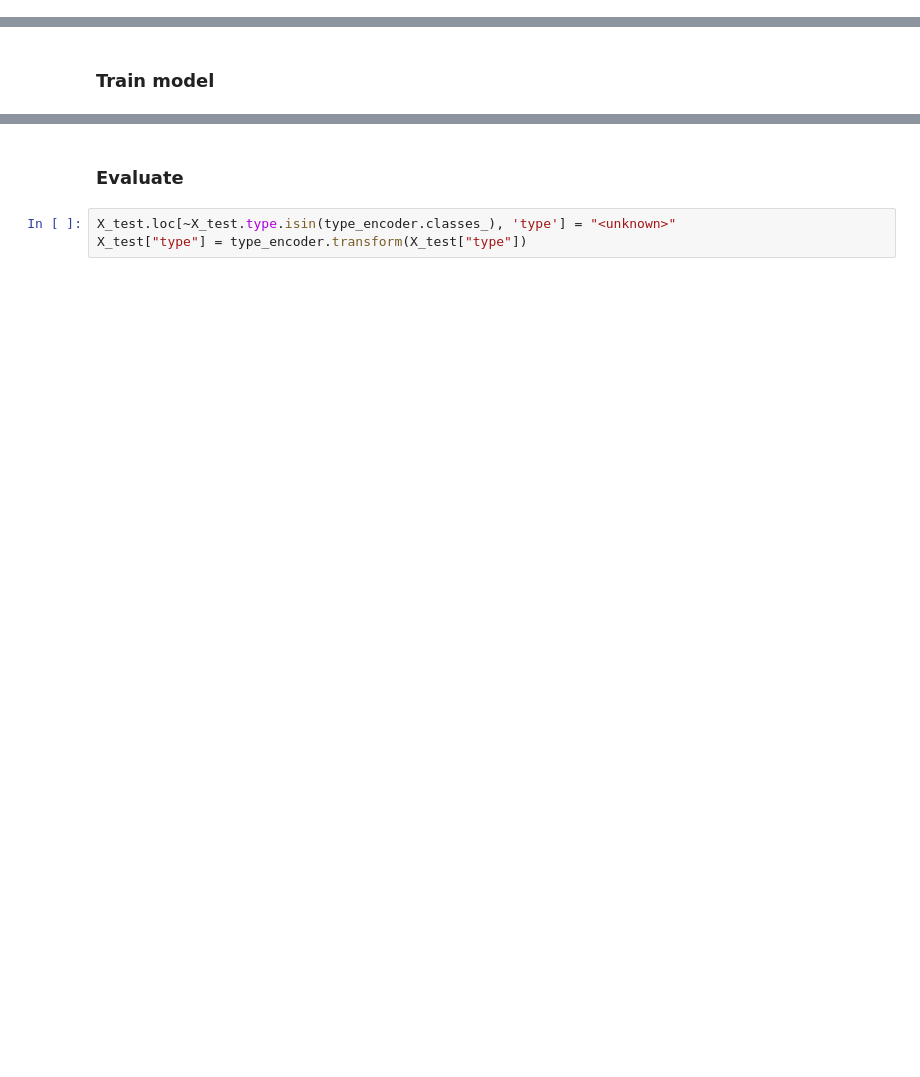
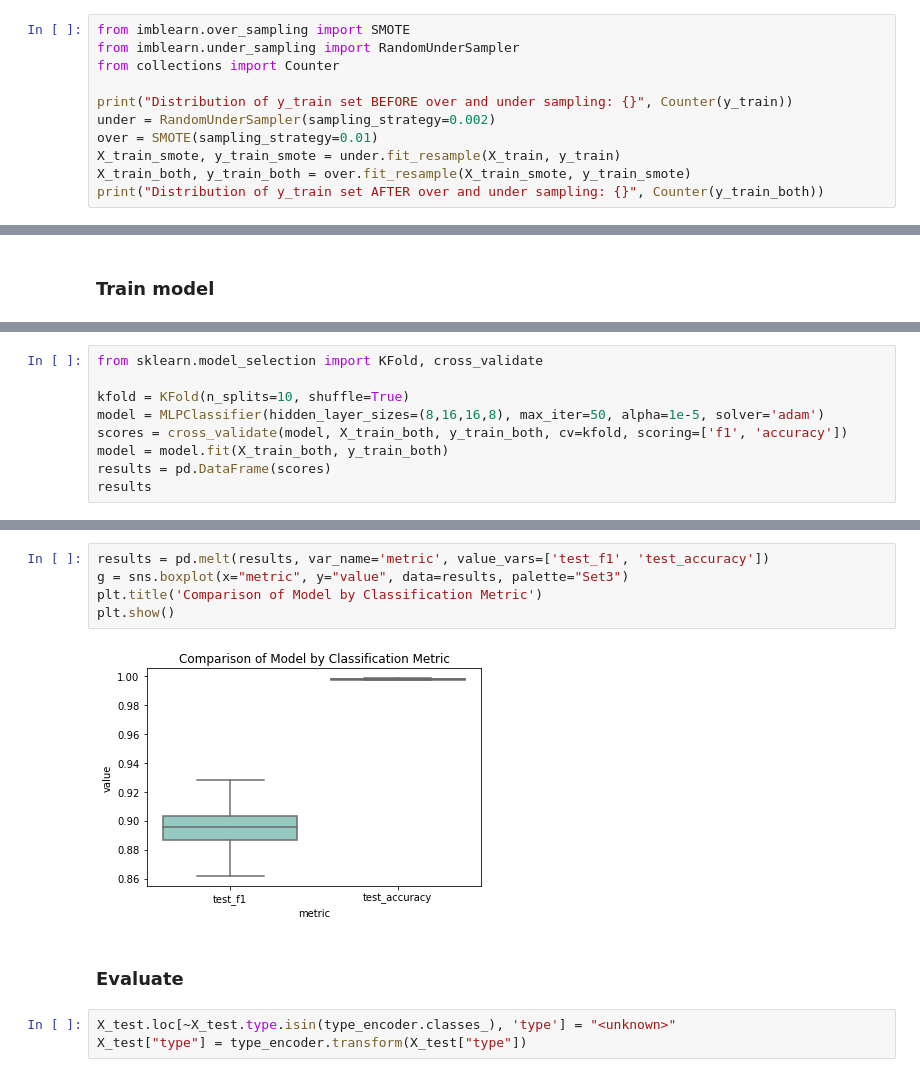
Before and after one commit to GabrielSandoval/plentina, a Jupyter notebook: notebooks/Train.ipynb, the cells around one changed output, grey strips where cells are left out. Cells and saved outputs as stored; diff of their text form; blank space fills up the shorter version.

Commit message:
KFold CV, Under and Oversampling

```diff
--- a/notebooks/Train.ipynb
+++ b/notebooks/Train.ipynb
@@ -115,0 +130,11 @@ X_train = scaler.fit_transform(X_train)
+# %%
+from imblearn.over_sampling import SMOTE
+from imblearn.under_sampling import RandomUnderSampler
+from collections import Counter
+
+print("Distribution of y_train set BEFORE over and under sampling: {}", Counter(y_train))
+under = RandomUnderSampler(sampling_strategy=0.002)
+over = SMOTE(sampling_strategy=0.01)
+X_train_smote, y_train_smote = under.fit_resample(X_train, y_train)
+X_train_both, y_train_both = over.fit_resample(X_train_smote, y_train_smote)
+print("Distribution of y_train set AFTER over and under sampling: {}", Counter(y_train_both))
@@ -137,0 +146,9 @@ Training loss did not improve more than tol=0.000100 for 10 consecutive epochs.
+# %%
+from sklearn.model_selection import KFold, cross_validate
+
+kfold = KFold(n_splits=10, shuffle=True)
+model = MLPClassifier(hidden_layer_sizes=(8,16,16,8), max_iter=50, alpha=1e-5, solver='adam')
+scores = cross_validate(model, X_train_both, y_train_both, cv=kfold, scoring=['f1', 'accuracy'])
+model = model.fit(X_train_both, y_train_both)
+results = pd.DataFrame(scores)
+results
@@ -138,3 +167,10 @@ Training loss did not improve more than tol=0.000100 for 10 consecutive epochs.
+# %%
+results = pd.melt(results, var_name='metric', value_vars=['test_f1', 'test_accuracy'])
+g = sns.boxplot(x="metric", y="value", data=results, palette="Set3")
+plt.title('Comparison of Model by Classification Metric')
+plt.show()
+# %% [output]
+[figure, added]
 # %% [markdown]
 ### Evaluate
 # %%
```
Also changed, not shown: parts of 12 cells of this notebook, 7 other files.
